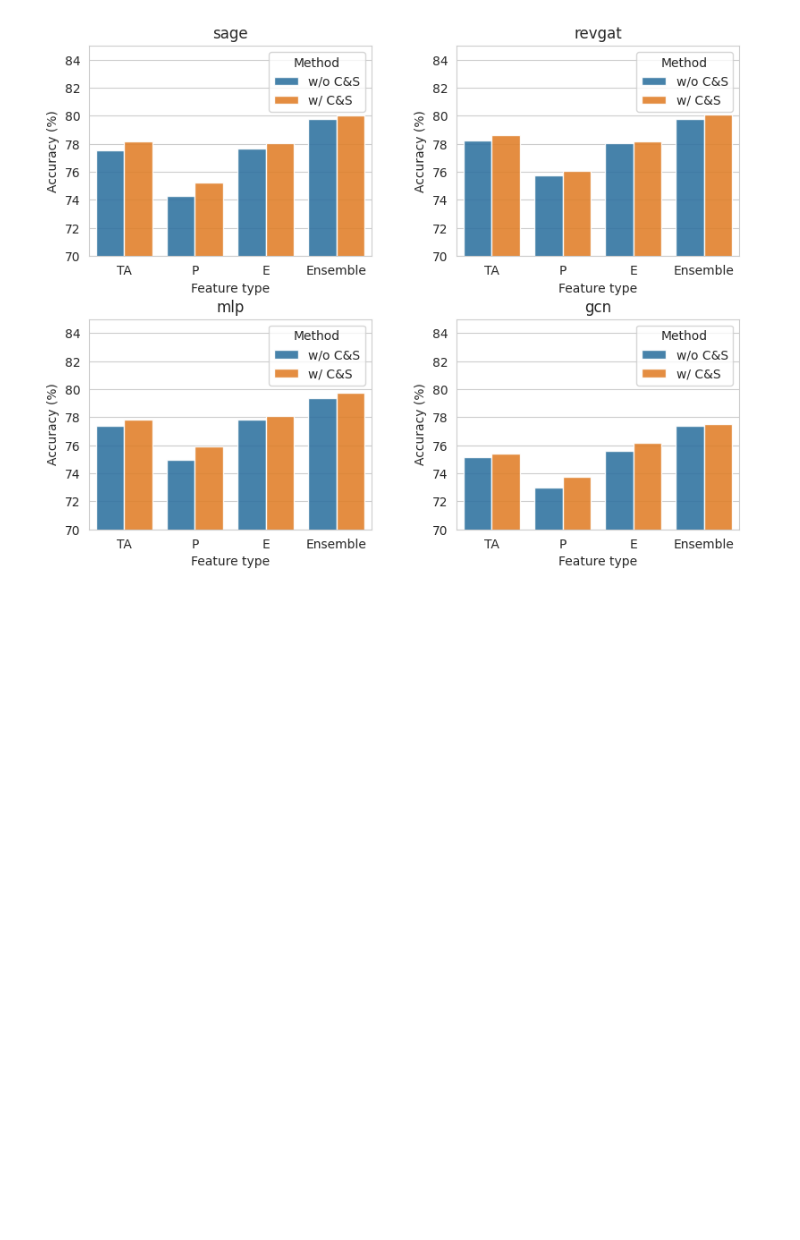
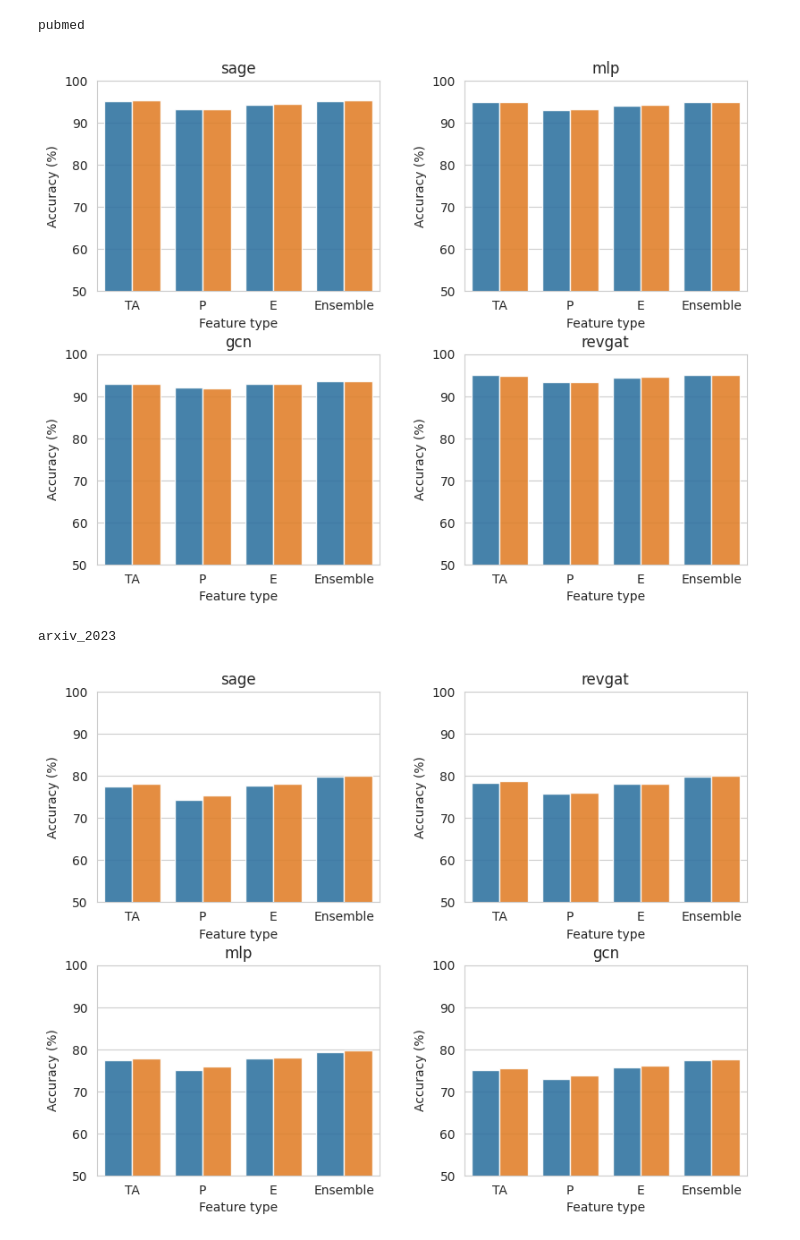
Before and after one commit to kaiitunnz/tape-recas, a Jupyter notebook: results.ipynb, the cells around one changed output. Cells and saved outputs as stored; diff of their text form; code cells hidden in the pictures; blank space fills up the shorter version.

Commit message:
Add script for running all datasets

```diff
--- a/results.ipynb
+++ b/results.ipynb
@@ -122,25 +122,33 @@ class GridPlotter:
 
 RESULT_DIR = Path("results")
 # %%
-plotter = GridPlotter(nrows=-1, ncols=2, figsize=(8, 6), tight_layout=True)
-file_list = [fname for fname in os.listdir(RESULT_DIR) if fname.endswith(".txt")]
-for fname, ax in zip(file_list, plotter.iteraxs(len(file_list))):
-    dataset, gnn = Path(fname).stem.rsplit("_", 1)
-    result = {"Feature type": [], "Method": [], "Accuracy (%)": []}
-    with open(RESULT_DIR / fname) as f:
-        for line in f:
-            match = re.search(r"TestACC: ([0-9\.]+)", line)
-            if match:
-                test_acc = float(match.group(1)) * 100
-                _, _, feature_type, cas = re.search(r"\[(.+?)\+(.+?)\+(.+?)(?:\+(C&S))*\]", line).groups()
-                result["Feature type"].append(feature_type)
-                result["Method"].append("w/ C&S" if cas else "w/o C&S")
-                result["Accuracy (%)"].append(test_acc)
-    df = pd.DataFrame(result).set_index("Feature type").loc[["TA", "P", "E", "Ensemble"]]
-    g = sns.barplot(df, x="Feature type", y="Accuracy (%)", hue="Method", ax=ax, alpha=0.9)
-    g.set_ylim(70, 85)
-    g.set_title(gnn)
-plt.subplots_adjust(wspace=0.3, hspace=0.3)
-plotter.show()
+dataset_list = [dataset for dataset in os.listdir(RESULT_DIR) if os.path.isdir(RESULT_DIR / dataset)]
+for dataset in dataset_list:
+    plotter = GridPlotter(nrows=-1, ncols=2, figsize=(8, 6), tight_layout=True)
+    dataset_path = RESULT_DIR / dataset
+    file_list = [fname for fname in os.listdir(dataset_path) if fname.endswith(".txt")]
+    for fname, ax in zip(file_list, plotter.iteraxs(len(file_list))):
+        dataset, gnn = Path(fname).stem.rsplit("_", 1)
+        result = {"Feature type": [], "Method": [], "Accuracy (%)": []}
+        with open(dataset_path / fname) as f:
+            for line in f:
+                match = re.search(r"TestACC: ([0-9\.]+)", line)
+                if match:
+                    test_acc = float(match.group(1)) * 100
+                    _, _, feature_type, cas = re.search(r"\[(.+?)\+(.+?)\+(.+?)(?:\+(C&S))*\]", line).groups()
+                    result["Feature type"].append(feature_type)
+                    result["Method"].append("w/ C&S" if cas else "w/o C&S")
+                    result["Accuracy (%)"].append(test_acc)
+        df = pd.DataFrame(result).set_index("Feature type").loc[["TA", "P", "E", "Ensemble"]]
+        g = sns.barplot(df, x="Feature type", y="Accuracy (%)", hue="Method", ax=ax, alpha=0.9, legend=False)
+        g.set_ylim(50, 100)
+        g.set_title(gnn)
+    plt.subplots_adjust(wspace=0.3, hspace=0.3)
+    print(dataset)
+    plotter.show()
+    plt.show()
 # %% [output]
+pubmed
-[figure, old version]
+[figure, new version]
+arxiv_2023
+[figure, added]
```
Also changed, not shown: parts of 1 cell of this notebook, 2 other files.
